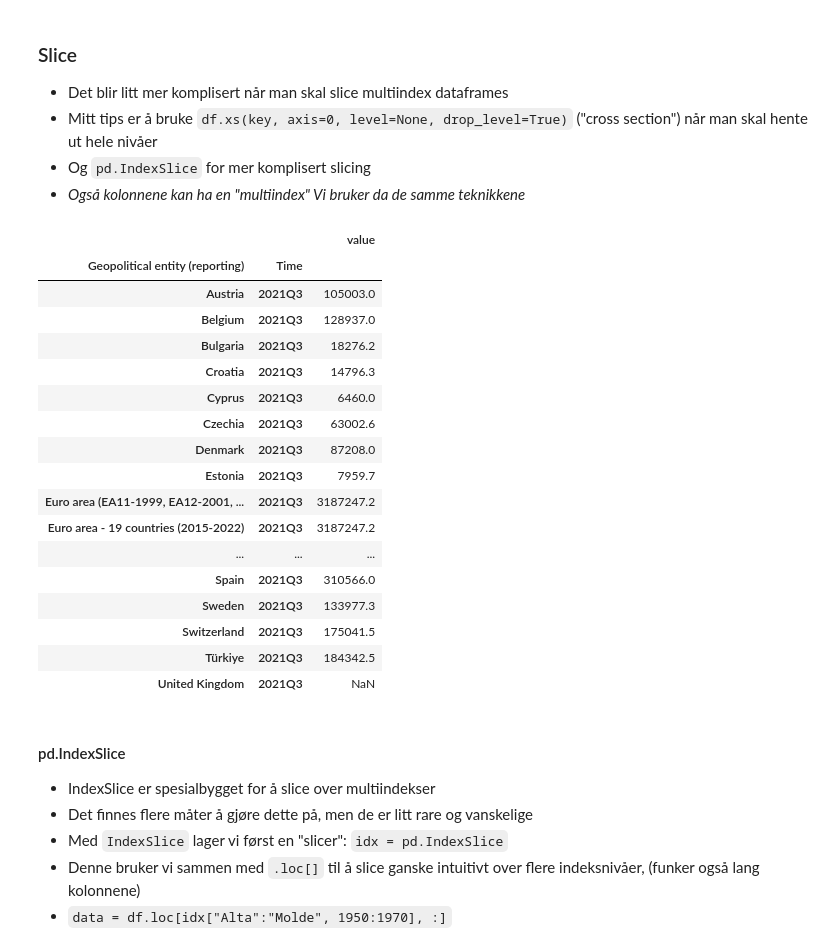
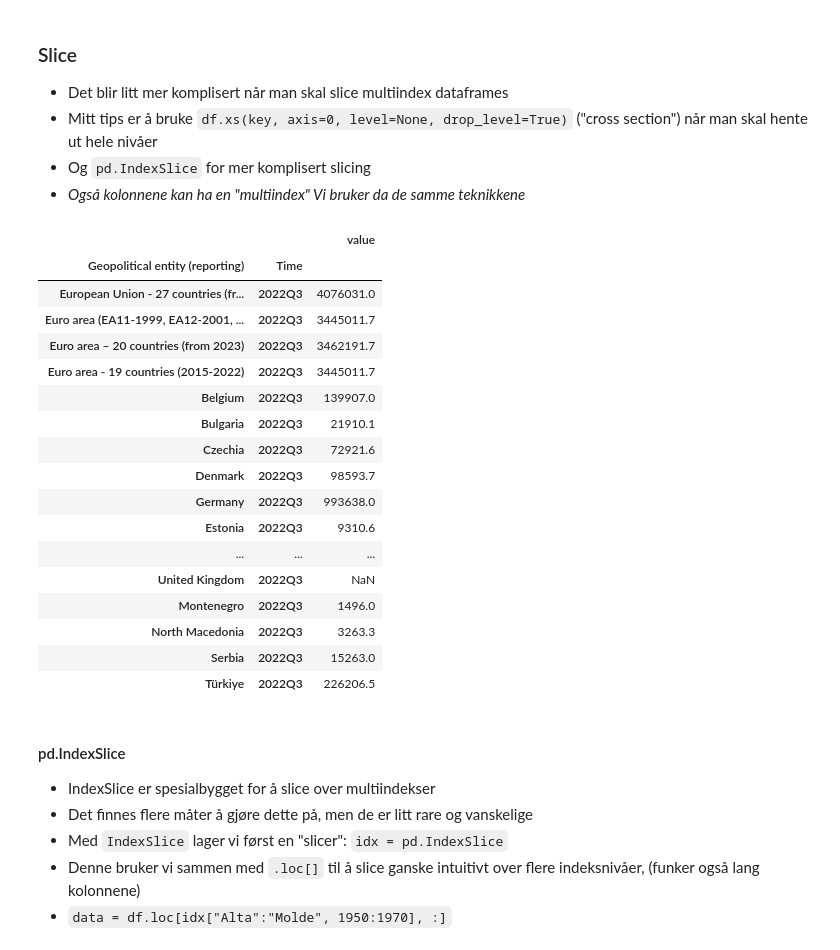
Before and after one commit to jonasjul/IIRA2001H24, a Jupyter notebook: 10-Avansert-Pandas-API-requests/Avansert-Pandas-JH.ipynb, the cells around one changed output. Drawn from its saved outputs; the diff is of its cells as text; code cells hidden in the pictures.

```diff
--- a/10-Avansert-Pandas-API-requests/Avansert-Pandas-JH.ipynb
+++ b/10-Avansert-Pandas-API-requests/Avansert-Pandas-JH.ipynb
@@ -16,10 +16,19 @@ Vi har nå vært igjennom basics med pandas. Det er veldig mye du kan gjøre med
 # %%
 import pandas as pd
 df = pd.read_csv("eu_GDP.csv") # teina010 dataset fra eurostat, (GDP and main components (output, expenditure and income))
- #Områder som er med
- #Gjør om til pandas.Period i stedet for "strenger"
- #Setter multiindex - område ytterst, år innerst
 
- #Slår opp i spesifikt datapunkt
- #Henter data for Norge
+land = df["Geopolitical entity (reporting)"].unique() #Områder som er med
+df["Time"] = pd.PeriodIndex(df["Time"], freq="Q") #Gjør om til pandas.Period i stedet for "strenger"
+
+df = df.set_index(["Geopolitical entity (reporting)","Time"]) #Setter multiindex - område ytterst, år innerst
+
+#Slår opp i spesifikt datapunkt
+df.loc[("Germany", "2022Q3")]
+
+#Henter data for Norge
+print("BNP norge 2. kvartal 23:", df.loc[("Norway", "2023Q2"), "value"])
+
+# i to steg
+data_norge = df.loc["Norway"]
+data_norge
 # %% [output]
@@ -31,9 +54,10 @@ GDP (tusen euro), Norge 1. kvartal 2023 120455.4
 * Her er `level`et heltall, eller etikette eller en liste av heltall/etiketter som forteller hvilken nivå vi skal sortere på
 * Vi teller "nivåene" fra innerst=0 til ytterst=n-1, (1 dersom vi har 2 nivå)
 # %%
- # Sortere på land
- # Sorterer år
- #Sorterer begge
+df.sort_index(level=1) # Sortere på land
+df.sort_index(level=0) # Sorterer år
+df = df.sort_index(level=[0,1])
+#Sorterer begge
 # %% [markdown]
 ### Slice
 * Det blir litt mer komplisert når man skal slice multiindex dataframes
@@ -42,25 +66,26 @@ GDP (tusen euro), Norge 1. kvartal 2023 120455.4
 * *Også kolonnene kan ha en "multiindex" Vi bruker da de samme teknikkene*
 # %%
  # Hent ut data for 3. kvartal 2021, for alle land
+df.xs("2022Q3", level="Time", drop_level=False)
 # %% [output]
 |  |  | value |
 | Geopolitical entity (reporting) | Time |  |
-| Austria | 2021Q3 | 105003.0 |
-| Belgium | 2021Q3 | 128937.0 |
-| Bulgaria | 2021Q3 | 18276.2 |
-| Croatia | 2021Q3 | 14796.3 |
-| Cyprus | 2021Q3 | 6460.0 |
-| Czechia | 2021Q3 | 63002.6 |
-| Denmark | 2021Q3 | 87208.0 |
-| Estonia | 2021Q3 | 7959.7 |
-| Euro area (EA11-1999, EA12-2001, ... | 2021Q3 | 3187247.2 |
-| Euro area - 19 countries (2015-2022) | 2021Q3 | 3187247.2 |
+| European Union - 27 countries (fr... | 2022Q3 | 4076031.0 |
+| Euro area (EA11-1999, EA12-2001, ... | 2022Q3 | 3445011.7 |
+| Euro area – 20 countries (from 2023) | 2022Q3 | 3462191.7 |
+| Euro area - 19 countries (2015-2022) | 2022Q3 | 3445011.7 |
+| Belgium | 2022Q3 | 139907.0 |
+| Bulgaria | 2022Q3 | 21910.1 |
+| Czechia | 2022Q3 | 72921.6 |
+| Denmark | 2022Q3 | 98593.7 |
+| Germany | 2022Q3 | 993638.0 |
+| Estonia | 2022Q3 | 9310.6 |
 | ... | ... | ... |
-| Spain | 2021Q3 | 310566.0 |
-| Sweden | 2021Q3 | 133977.3 |
-| Switzerland | 2021Q3 | 175041.5 |
-| Türkiye | 2021Q3 | 184342.5 |
-| United Kingdom | 2021Q3 | NaN |
+| United Kingdom | 2022Q3 | NaN |
+| Montenegro | 2022Q3 | 1496.0 |
+| North Macedonia | 2022Q3 | 3263.3 |
+| Serbia | 2022Q3 | 15263.0 |
+| Türkiye | 2022Q3 | 226206.5 |
 # %% [markdown]
 #### pd.IndexSlice
 * IndexSlice er spesialbygget for å slice over multiindekser
```
Also changed, not shown: parts of 6 cells of this notebook, 1 other file.
